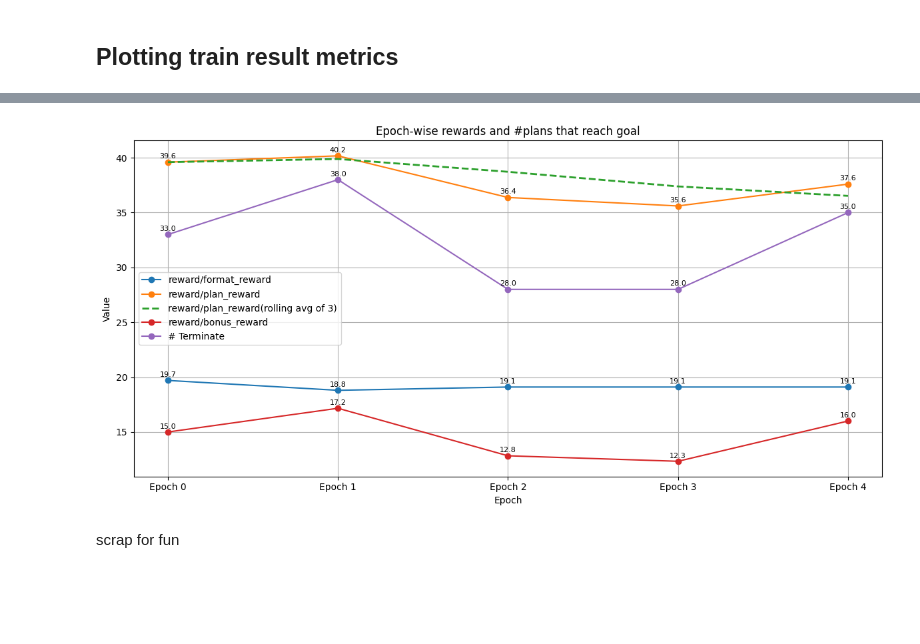
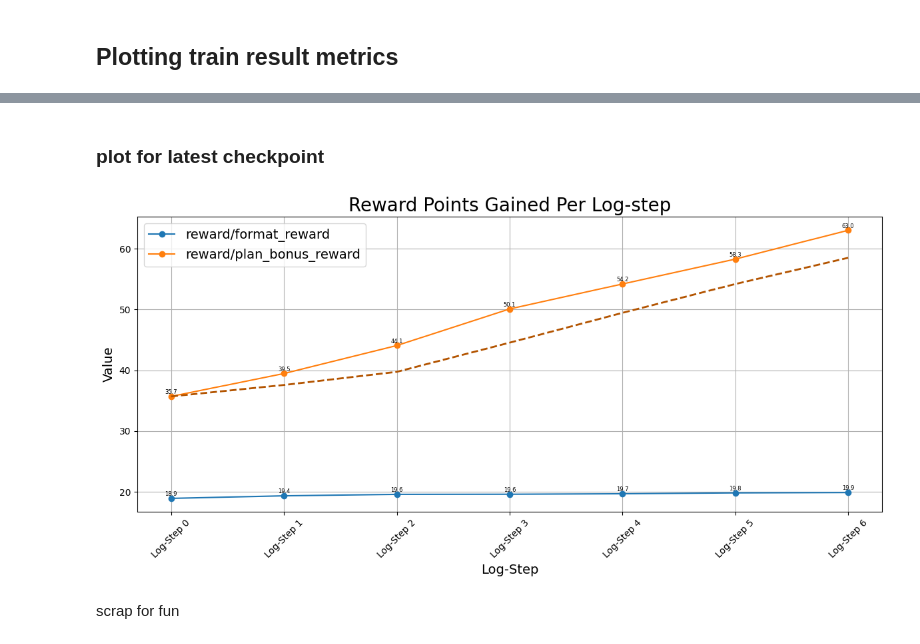
Before and after one commit to ge85tow/planning-with-llms, a Jupyter notebook: src/rl/RLeval.ipynb, the cells around one changed output, grey strips where cells are left out. Cells and saved outputs as stored; diff of their text form; code cells hidden in the pictures; blank space fills up the shorter version.

```diff
--- a/src/rl/RLeval.ipynb
+++ b/src/rl/RLeval.ipynb
@@ -12,5 +12,5 @@ df= pd.read_csv(f'{path}{date}metrics.csv')
 #df=pd.read_csv(f"{path}{inference_dir}")
 df=df.drop(columns=['Unnamed: 0'])
 # %%
-df['Terminate']=df['Terminate'].apply(ast.literal_eval)
+# df['Terminate']=df['Terminate'].apply(ast.literal_eval)
 # %%
@@ -24,2 +24,2 @@ group_size=cfg['training']['num_generations']
 # %%
-df['Terminate_chunks'] = df['Terminate'].apply(lambda x: terminate_per_problem(x, group_size))
+# df['Terminate_chunks'] = df['Terminate'].apply(lambda x: terminate_per_problem(x, group_size))
@@ -37,7 +30,7 @@ import matplotlib.pyplot as plt
 import numpy as np
 
 # Data
-metrics = ['reward/format_reward', 'reward/plan_reward', 'reward/bonus_reward', '# Terminate']
+metrics = ['reward/format_reward', 'reward/plan_reward', 'reward/bonus_reward']
 epochs = np.arange(len(df))
 bar_width = 0.2
 
@@ -60,7 +53,7 @@ for i, metric in enumerate(metrics):
 plt.xticks(epochs + bar_width * (len(metrics)-1)/2, [f'Epoch {i}' for i in epochs])
 plt.xlabel('Epoch')
 plt.ylabel('Value')
-plt.title('Epoch-wise rewards and #plans that reach goal')
+plt.title('Reward points gained per epoch')
 plt.legend()
 plt.tight_layout()
 plt.show()
@@ -71,36 +62,85 @@ import matplotlib.pyplot as plt
 import numpy as np
 
 # Data
-metrics = ['reward/format_reward', 'reward/plan_reward', 'reward/bonus_reward', '# Terminate']
+metrics = ['reward/format_reward', 'reward/plan_reward', 'reward/bonus_reward']
 epochs = np.arange(len(df))
 
 plt.figure(figsize=(12, 6))
 
-# Plot a separate line for each metric
 for metric in metrics:
     values = df[metric]
     plt.plot(epochs, values, marker='o', label=metric)
 
     # Add value labels at each point
     for x, y in zip(epochs, values):
-        plt.text(x, y + 0.2, f'{y:.1f}', ha='center', va='bottom', fontsize=8)
+        plt.text(x, y + 0.2, f'{y:.1f}', ha='center', va='bottom', fontsize=6)
 
-    #moving-average for plan-reward
-    if metric=="reward/plan_reward":
-        rolling_values=df[metric].rolling(window=3,min_periods=1).mean()
-        plt.plot(epochs,rolling_values,linestyle='--',linewidth=2, label= 'reward/plan_reward(rolling avg of 3)')
+# Rolling average for plan_reward
+plan_rolling = df['reward/plan_reward'].rolling(window=3, min_periods=1).mean()
+plt.plot(epochs, plan_rolling, linestyle='--', linewidth=2, color='#b35400')#, label='plan_reward (rolling avg)')
 
-# X-axis setup
+# Rolling average for bonus_reward
+bonus_rolling = df['reward/bonus_reward'].rolling(window=3, min_periods=1).mean()
+plt.plot(epochs, bonus_rolling, linestyle='--', linewidth=2, color='#006400')#, label='bonus_reward (rolling avg)')
+
 plt.xticks(epochs, [f'Epoch {i}' for i in epochs])
+plt.xticks(rotation=45)
 plt.xlabel('Epoch')
 plt.ylabel('Value')
-plt.title('Epoch-wise rewards and #plans that reach goal')
+plt.title('Reward points gained per epoch')
 plt.legend()
 plt.grid(True)
 plt.tight_layout()
+plt.savefig("GRPO_smallexp.pdf", format= 'pdf')
 plt.show()
-# %% [output]
-[figure, removed]
+# %% [markdown]
+### plot for latest checkpoint ###
+# %%
+df=pd.DataFrame(
+    {
+        'reward/format_reward':[18.94,19.36,19.60,19.62,19.70,19.84,19.90],
+        'reward/plan_bonus_reward':[35.71,39.48,44.08,50.10,54.21,58.30,63.04],
+    }
+)
+# %%
+#plot for latest checkpoint
+import matplotlib.pyplot as plt
+import numpy as np
+
+# Data
+metrics = ['reward/format_reward', 'reward/plan_bonus_reward']
+epochs = np.arange(len(df))
+
+plt.figure(figsize=(12, 6))
+
+for metric in metrics:
+    values = df[metric]
+    plt.plot(epochs, values, marker='o', label=metric)
+
+    # Add value labels at each point
+    for x, y in zip(epochs, values):
+        plt.text(x, y + 0.2, f'{y:.1f}', ha='center', va='bottom', fontsize=6)
+
+# Rolling average for plan_reward
+plan_rolling = df['reward/plan_bonus_reward'].rolling(window=3, min_periods=1).mean()
+plt.plot(epochs, plan_rolling, linestyle='--', linewidth=2, color='#b35400')#, label='plan_reward (rolling avg)')
+
+# # Rolling average for bonus_reward
+# bonus_rolling = df['reward/bonus_reward'].rolling(window=3, min_periods=1).mean()
+# plt.plot(epochs, bonus_rolling, linestyle='--', linewidth=2, color='#006400')#, label='bonus_reward (rolling avg)')
+
+plt.xticks(epochs, [f'Log-Step {i}' for i in epochs])
+plt.xticks(rotation=45)
+plt.xlabel('Log-Step',fontsize=14)
+plt.ylabel('Value', fontsize=14)
+plt.title('Reward Points Gained Per Log-step', fontsize=20)
+plt.legend(fontsize=14)
+plt.grid(True)
+plt.tight_layout()
+plt.savefig('rewards_big_train',format='pdf')
+plt.show()
+# %% [output]
+[figure, added]
 # %% [markdown]
 scrap for fun
 # %%
```
Also changed, not shown: parts of 57 cells of this notebook, 12 other files.
